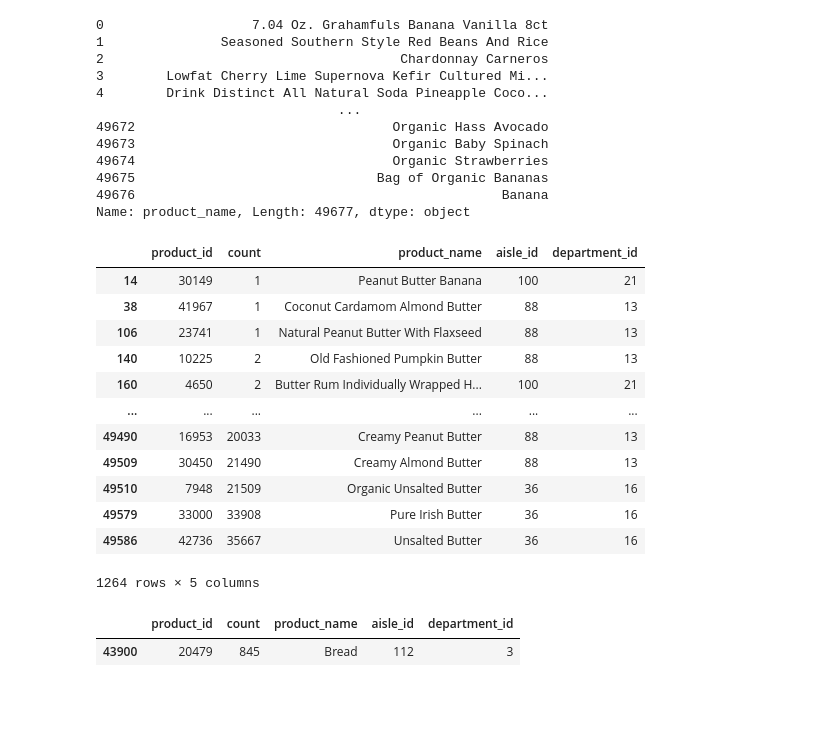
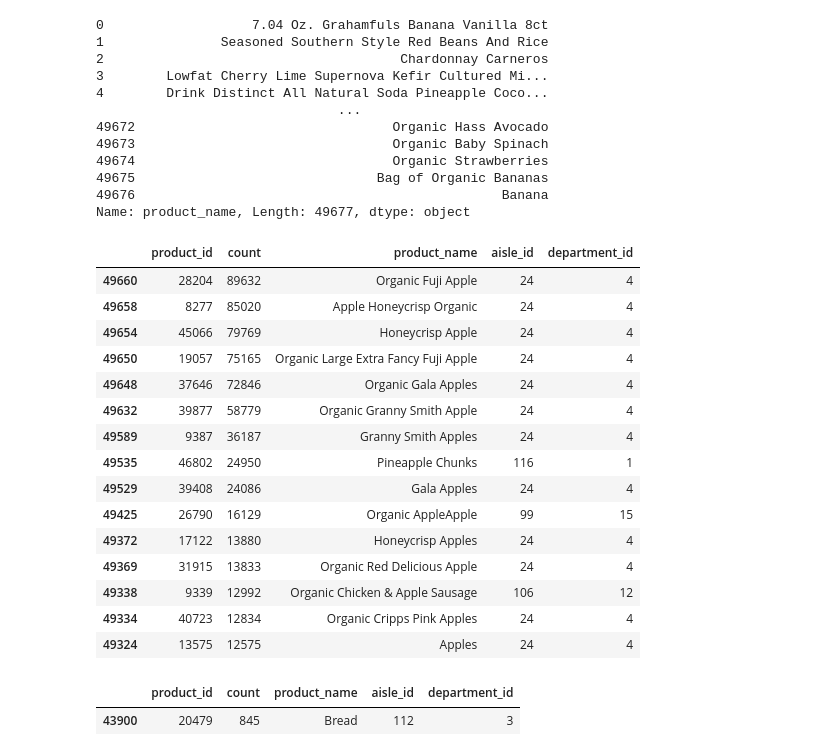
Before and after one commit to sebov/dzd, a Jupyter notebook: trash/lab-11.ipynb, the cells around one changed output. Saved outputs shown, nothing was run; the diff lists cells and outputs as text; code cells hidden in the pictures; blank space fills up the shorter version.

```diff
--- a/trash/lab-11.ipynb
+++ b/trash/lab-11.ipynb
@@ -345,21 +345,24 @@ qqq["product_name"]
 49676                                               Banana
 Name: product_name, Length: 49677, dtype: object
 # %%
-qqq[qqq["product_name"].str.lower().str.contains("butter")]
+qqq[qqq["product_name"].str.lower().str.contains("apple")].sort_values(by="count", ascending=False).head(15)
 # %% [output]
 |  | product_id | count | product_name | aisle_id | department_id |
-| 14 | 30149 | 1 | Peanut Butter Banana | 100 | 21 |
-| 38 | 41967 | 1 | Coconut Cardamom Almond Butter | 88 | 13 |
-| 106 | 23741 | 1 | Natural Peanut Butter With Flaxseed | 88 | 13 |
-| 140 | 10225 | 2 | Old Fashioned Pumpkin Butter | 88 | 13 |
-| 160 | 4650 | 2 | Butter Rum Individually Wrapped H... | 100 | 21 |
-| ... | ... | ... | ... | ... | ... |
-| 49490 | 16953 | 20033 | Creamy Peanut Butter | 88 | 13 |
-| 49509 | 30450 | 21490 | Creamy Almond Butter | 88 | 13 |
-| 49510 | 7948 | 21509 | Organic Unsalted Butter | 36 | 16 |
-| 49579 | 33000 | 33908 | Pure Irish Butter | 36 | 16 |
-| 49586 | 42736 | 35667 | Unsalted Butter | 36 | 16 |
+| 49660 | 28204 | 89632 | Organic Fuji Apple | 24 | 4 |
+| 49658 | 8277 | 85020 | Apple Honeycrisp Organic | 24 | 4 |
+| 49654 | 45066 | 79769 | Honeycrisp Apple | 24 | 4 |
+| 49650 | 19057 | 75165 | Organic Large Extra Fancy Fuji Apple | 24 | 4 |
+| 49648 | 37646 | 72846 | Organic Gala Apples | 24 | 4 |
+| 49632 | 39877 | 58779 | Organic Granny Smith Apple | 24 | 4 |
+| 49589 | 9387 | 36187 | Granny Smith Apples | 24 | 4 |
+| 49535 | 46802 | 24950 | Pineapple Chunks | 116 | 1 |
+| 49529 | 39408 | 24086 | Gala Apples | 24 | 4 |
+| 49425 | 26790 | 16129 | Organic AppleApple | 99 | 15 |
+| 49372 | 17122 | 13880 | Honeycrisp Apples | 24 | 4 |
+| 49369 | 31915 | 13833 | Organic Red Delicious Apple | 24 | 4 |
+| 49338 | 9339 | 12992 | Organic Chicken & Apple Sausage | 106 | 12 |
+| 49334 | 40723 | 12834 | Organic Cripps Pink Apples | 24 | 4 |
+| 49324 | 13575 | 12575 | Apples | 24 | 4 |
-1264 rows × 5 columns
 # %%
 qqq[qqq["product_name"].str.lower() == "bread"]
 # %% [output]
```
Also changed, not shown: parts of 4 cells of this notebook.
